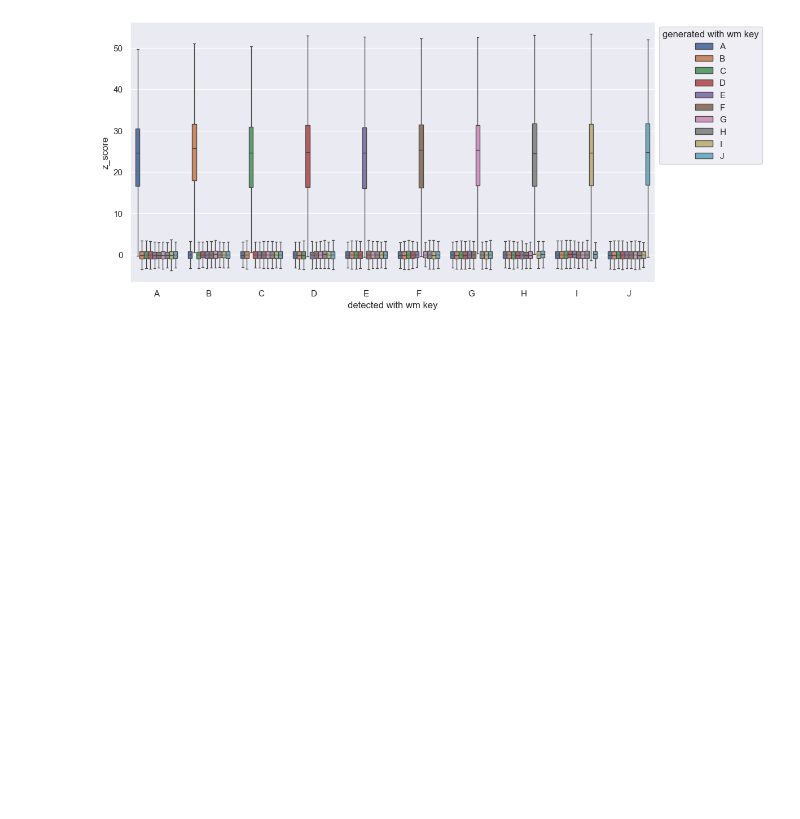
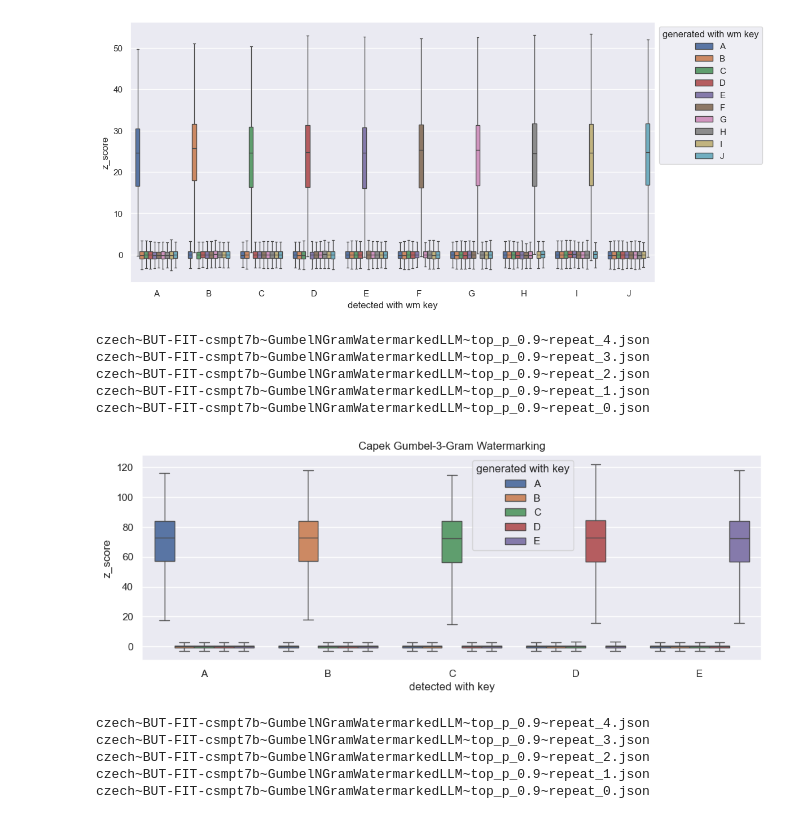
Before and after one commit to AntoninJarolim/llm-watermarking, a Jupyter notebook: notebooks/different_keys_detection.ipynb, the cells around one changed output. Cells and saved outputs as stored; diff of their text form; code cells hidden in the pictures; blank space fills up the shorter version.

Commit message:
Finish different keys detection

```diff
--- a/notebooks/different_keys_detection.ipynb
+++ b/notebooks/different_keys_detection.ipynb
@@ -19,10 +20,6 @@ import matplotlib.pyplot as plt
 import seaborn as sns
 sns.set_theme()
 # %%
-nr_keys = 20
-data_dir = "../data/output/different_keys_detected"
-files_to_parse = os.listdir(data_dir)
-
 def skip_file(filename, filters):
     # File must contain all filters to be processed
     for f in filters:
@@ -30,19 +27,19 @@ def skip_file(filename, filters):
             return True
     return False
 
-def get_data(filters):
+def get_data(data_dir, filters):
     data = []
-    for file in files_to_parse:
+    for file in os.listdir(os.path.join("../data/output/", data_dir)):
         if skip_file(file, filters):
             continue
 
         print(file)
-        filename = os.path.join(data_dir, file)
+        filename = os.path.join("../data/output/", data_dir, file)
         with open(filename) as f:
             file_data = f.read()
             all_data = json.loads(file_data)
-            data.append(all_data[:nr_keys * 1000])
-    return [row for each_list in data[:nr_keys] for row in each_list]
+            data.append(all_data)
+    return [row for each_list in data for row in each_list]
 
 def label_keys(df):
     unique_keys = df["generated_watermark_key"].unique().tolist()
@@ -52,17 +49,17 @@ def label_keys(df):
 
     for column_name in "generated_watermark_key", "detected_watermark_key":
         df[column_name + "_label"] = df[column_name].apply(lambda x: key_label_dict.get(x, None))
+    return df
 
-def get_df(*filters):
-    data = get_data(filters)
+def get_df(data_dir, *filters):
+    data = get_data(data_dir, filters)
     df = pd.DataFrame(data)
     df = df.rename(columns={"detected_seed": "detected_watermark_key",
                        "generated_seed": "generated_watermark_key"}
                   )
-    label_keys(df)
     return df
 
-df = get_df("czech")
+df = label_keys(get_df("different_keys_1000_detected", "czech"))
 df
 # %% [output]
 czech-BUT-FIT-csmpt7b-UnigramWatermarkedLLM-2024-10-22_23:13:45.json
@@ -155,3 +152,36 @@ english~meta-llama-Llama-3.1-8B~GumbelNGramWatermarkedLLM~repeat_3~tau_0.3.json
 english~meta-llama-Llama-3.1-8B~GumbelNGramWatermarkedLLM~repeat_0~tau_0.3.json
 english~meta-llama-Llama-3.1-8B~GumbelNGramWatermarkedLLM~repeat_4~tau_0.3.json
 [figure]
+# %%
+def plot_boxplot(df, title=""):
+    plt.figure(figsize=(12, 4))
+    df = df.sort_values(by=['detected_watermark_key_label', 'generated_watermark_key_label'])
+    ax = sns.boxplot(df, x="detected_watermark_key_label", y="z_score", hue="generated_watermark_key_label",
+               showfliers=False)
+    ax.set_xlabel("detected with key")
+    ax.set_title(title)
+    ax.legend(title="generated with key")
+    sns.move_legend(ax, "upper left", bbox_to_anchor=(0.525, 1))
+
+
+df = label_keys(get_df("different_keys_detected", "czech", "GumbelNGramWatermarkedLLM"))
+detected_keys = df['detected_watermark_key_label'].unique()
+plot_boxplot(df, title="Capek Gumbel-3-Gram Watermarking")
+# %% [output]
+czech~BUT-FIT-csmpt7b~GumbelNGramWatermarkedLLM~top_p_0.9~repeat_4.json
+czech~BUT-FIT-csmpt7b~GumbelNGramWatermarkedLLM~top_p_0.9~repeat_3.json
+czech~BUT-FIT-csmpt7b~GumbelNGramWatermarkedLLM~top_p_0.9~repeat_2.json
+czech~BUT-FIT-csmpt7b~GumbelNGramWatermarkedLLM~top_p_0.9~repeat_1.json
+czech~BUT-FIT-csmpt7b~GumbelNGramWatermarkedLLM~top_p_0.9~repeat_0.json
+[figure, added]
+# %%
+# plot_boxplot(label_keys(get_df("different_keys_squad_detected", "GumbelNGramWatermarkedLLM")))
+
+for file in os.listdir(os.path.join("../data/output/", "different_keys_squad_detected")):
+    print(file)
+# %% [output]
+czech~BUT-FIT-csmpt7b~GumbelNGramWatermarkedLLM~top_p_0.9~repeat_4.json
+czech~BUT-FIT-csmpt7b~GumbelNGramWatermarkedLLM~top_p_0.9~repeat_3.json
+czech~BUT-FIT-csmpt7b~GumbelNGramWatermarkedLLM~top_p_0.9~repeat_2.json
+czech~BUT-FIT-csmpt7b~GumbelNGramWatermarkedLLM~top_p_0.9~repeat_1.json
+czech~BUT-FIT-csmpt7b~GumbelNGramWatermarkedLLM~top_p_0.9~repeat_0.json
```
Also changed, not shown: parts of 16 cells of this notebook, 3 other files.
